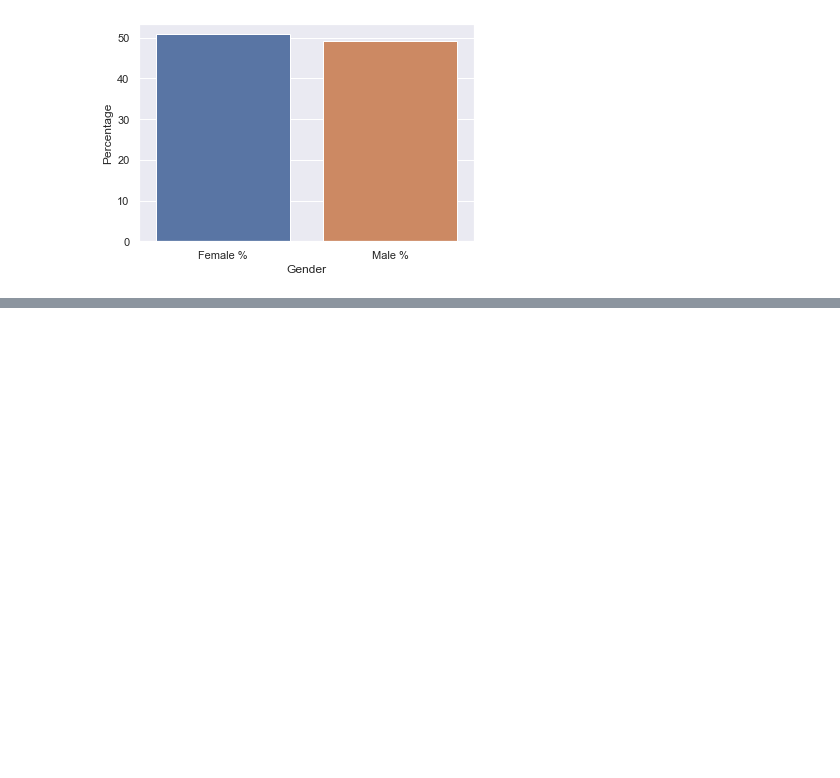
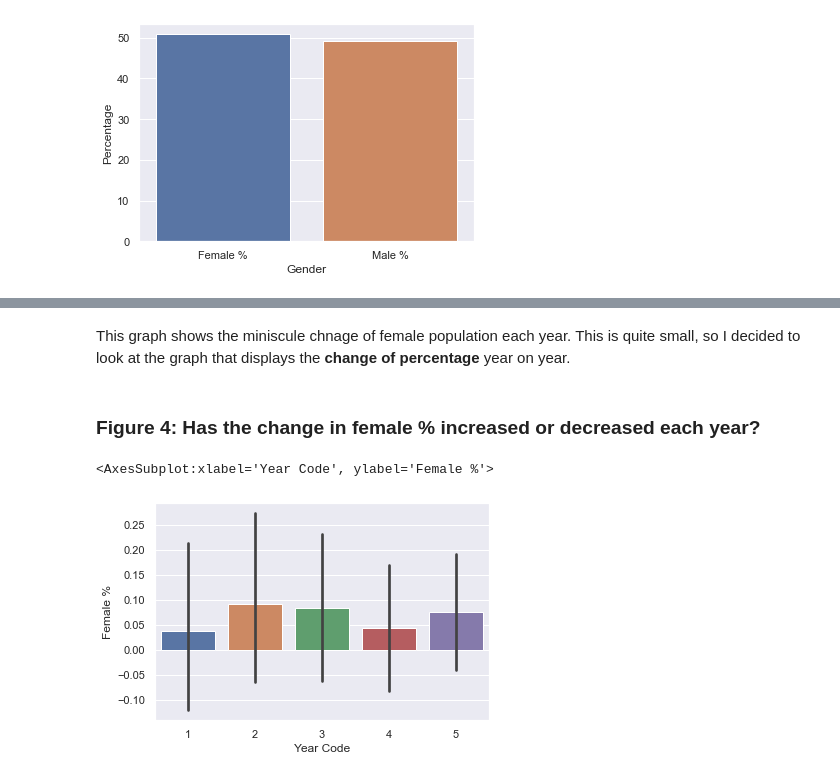
Before and after one commit to Elisabethzl/final_assesment_AB09137, a Jupyter notebook: women_in_tech.ipynb, the cells around one changed output, grey strips where cells are left out. Drawn from its saved outputs; the diff is of its cells as text; code cells hidden in the pictures; blank space fills up the shorter version.

```diff
--- a/women_in_tech.ipynb
+++ b/women_in_tech.ipynb
@@ -210,0 +237,19 @@ female_percentage_change('Twitter')
+# %% [markdown]
+This graph shows the miniscule chnage of female population each year. This is quite small, so I decided to look at the graph that displays the **change of percentage** year on year.
+# %% [markdown]
+### Figure 4: Has the change in female % increased or decreased each year?
+# %%
+# Save the year codes as a varaible so we can redefine them later
+# (Since the .pct_change function applies to them too)
+year_code = filtered['Year Code']
+
+# Get the change of female % each year as a dataframe
+change = filtered.pct_change()
+
+# Redfine the year code to change it back to the original
+change['Year Code'] = year_code
+
+sns.barplot(x='Year Code', y="Female %", data=change)
+# %% [output]
+<AxesSubplot:xlabel='Year Code', ylabel='Female %'>
+[figure, added]
```
Also changed, not shown: parts of 27 cells of this notebook.
